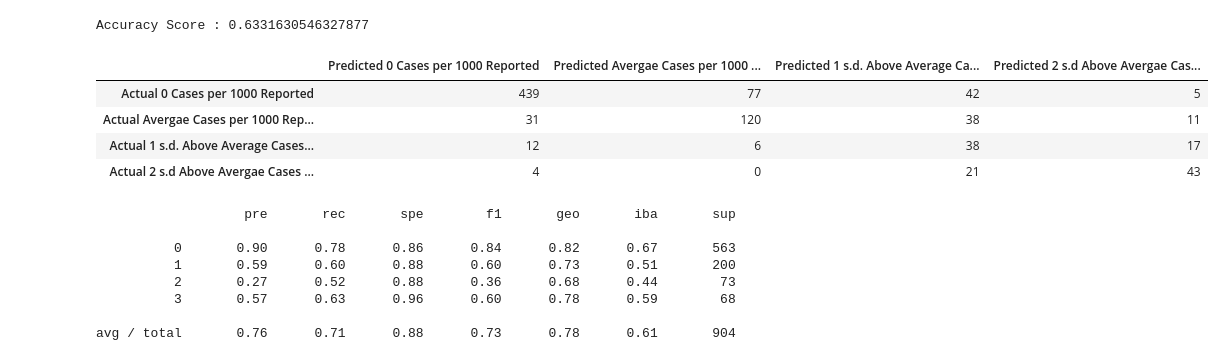
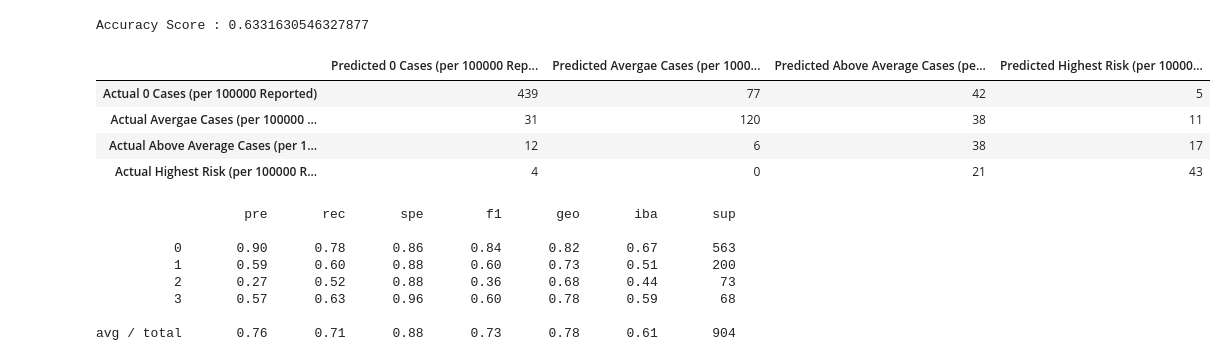
Before and after one commit to Tsoggy/Lyme_Disease, a Jupyter notebook: Resources/Notebooks/Lyme_ML_model.ipynb, the cells around one changed output. Drawn from its saved outputs; the diff is of its cells as text; code cells hidden in the pictures.

```diff
--- a/Resources/Notebooks/Lyme_ML_model.ipynb
+++ b/Resources/Notebooks/Lyme_ML_model.ipynb
@@ -144,20 +144,9 @@ ldir_key_df.head()
 | 1 | Average Lyme Incidence Reported p... | 1 |
 | 2 | Above Lyme Average Incidence Repo... | 2 |
 | 3 | Highest Lyme Incidence Reported p... | 3 |
-# %%
-# Create a map function to bin the incidence of lyme reported
-def map_fxn (x):
-    if x ==0:
-        return 0
-    elif x <= 0.130944:
-        return 1
-    elif x <= 0.415456 + 0.130944:
-        return 2
-    else:
-        return 3
 # %%
 # Scale the Incidence of Lyme Disease for the Population
-mldf['Norm_Incidence'] = mldf['Lyme_Disease_Incidence_Reported']/mldf['Population']*1000
+mldf['Norm_Incidence'] = mldf['Lyme_Disease_Incidence_Reported']/mldf['Population']*100000
 # %%
 mldf['Norm_Incidence'].describe()
 # %% [output]
@@ -172,4 +161,15 @@ max         5.830611
 Name: Norm_Incidence, dtype: float64
+# %%
+# Create a map function to bin the incidence of lyme reported
+def map_fxn (x):
+    if x ==0:
+        return 0
+    elif x <= 13.0944:
+        return 1
+    elif x <= 41.5456 + 13.0944:
+        return 2
+    else:
+        return 3
 # %%
 # Map value to mldf to match the key df
 mldf['Norm_Incidence_Bin']= mldf['Norm_Incidence'].map(map_fxn)
@@ -333,17 +333,17 @@ print(f"Accuracy Score : {acc_score}")
 Accuracy Score : 0.6331630546327877
 # %%
 matrix = confusion_matrix(y_test, predictions)
-cm_df = pd.DataFrame(matrix, columns=['Predicted 0 Cases per 1000 Reported','Predicted Avergae Cases per 1000 Reported',
-                                      'Predicted 1 s.d. Above Average Cases per 1000 Reported', 'Predicted 2 s.d Above Avergae Cases per 1000 Reported'],
-                     index=['Actual 0 Cases per 1000 Reported', 'Actual Avergae Cases per 1000 Reported',
-                            'Actual 1 s.d. Above Average Cases per 1000 Reported', 'Actual 2 s.d Above Avergae Cases per 1000 Reported'])
+cm_df = pd.DataFrame(matrix, columns=['Predicted 0 Cases (per 100000 Reported)','Predicted Avergae Cases (per 100000 Reported)',
+                                      'Predicted Above Average Cases (per 100000 Reported)', 'Predicted Highest Risk (per 10000 Reported)'],
+                     index=['Actual 0 Cases (per 100000 Reported)', 'Actual Avergae Cases (per 100000 Reported)',
+                            'Actual Above Average Cases (per 100000 Reported)', 'Actual Highest Risk (per 100000 Reported)'])
 cm_df
 # %% [output]
-|  | Predicted 0 Cases per 1000 Reported | Predicted Avergae Cases per 1000 ... | Predicted 1 s.d. Above Average Ca... | Predicted 2 s.d Above Avergae Cas... |
-| Actual 0 Cases per 1000 Reported | 439 | 77 | 42 | 5 |
-| Actual Avergae Cases per 1000 Rep... | 31 | 120 | 38 | 11 |
-| Actual 1 s.d. Above Average Cases... | 12 | 6 | 38 | 17 |
-| Actual 2 s.d Above Avergae Cases ... | 4 | 0 | 21 | 43 |
+|  | Predicted 0 Cases (per 100000 Rep... | Predicted Avergae Cases (per 1000... | Predicted Above Average Cases (pe... | Predicted Highest Risk (per 10000... |
+| Actual 0 Cases (per 100000 Reported) | 439 | 77 | 42 | 5 |
+| Actual Avergae Cases (per 100000 ... | 31 | 120 | 38 | 11 |
+| Actual Above Average Cases (per 1... | 12 | 6 | 38 | 17 |
+| Actual Highest Risk (per 100000 R... | 4 | 0 | 21 | 43 |
 # %%
 print(classification_report_imbalanced(y_test, predictions))
 # %% [output]
```
Also changed, not shown: parts of 8 cells of this notebook, 4 other files.
